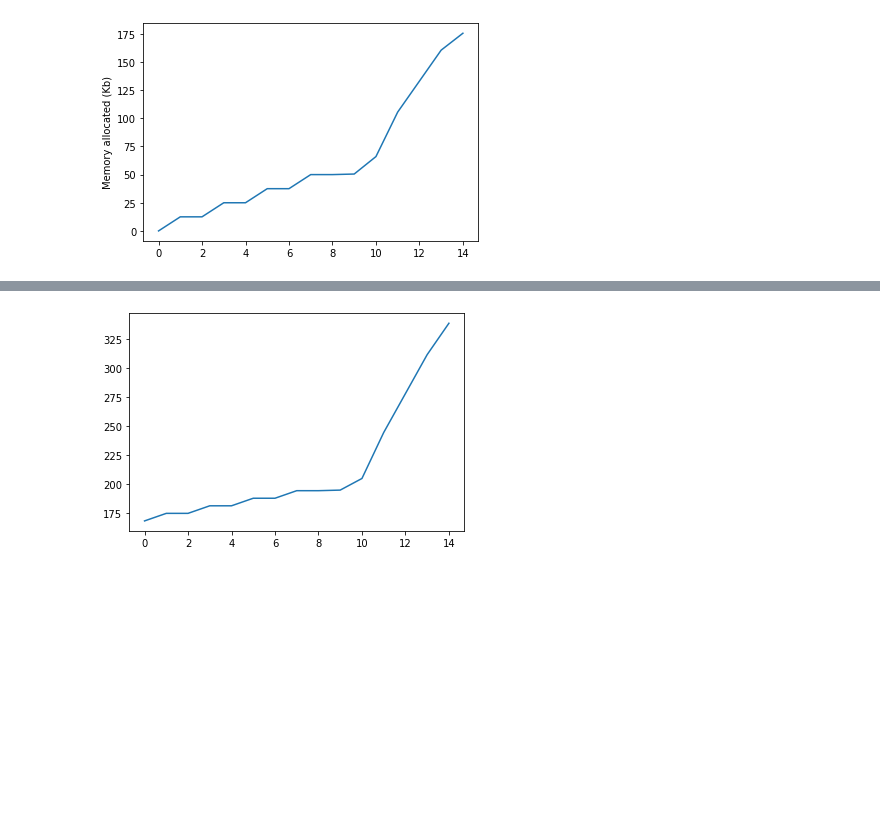
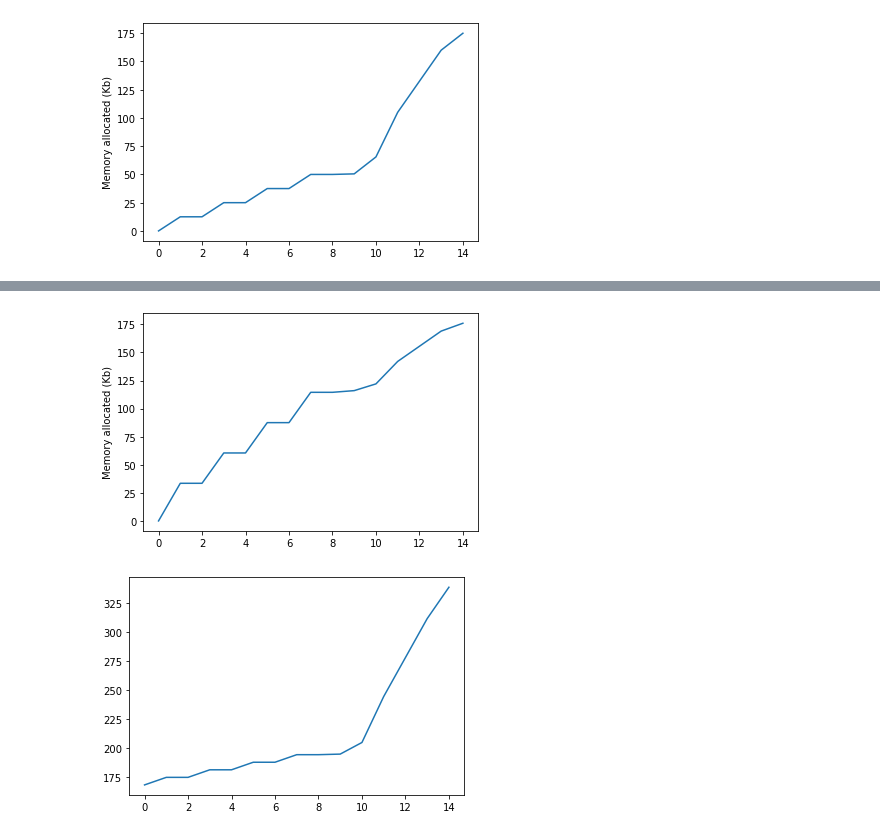
Before and after one commit to arampacha/pt_memprofile, a Jupyter notebook: 00_core.ipynb, the cells around one changed output, grey strips where cells are left out. Drawn from its saved outputs; the diff is of its cells as text; code cells hidden in the pictures; blank space fills up the shorter version.

```diff
--- a/00_core.ipynb
+++ b/00_core.ipynb
@@ -135,3 +154,8 @@ plot_log(mem_log)
+# %%
+#cuda
+mem_log = memprofile(simple_model(), xb, yb, fp16=True)
+# %% [output]
+[figure, added]
 # %%
 #export
 class MemProfileCallback(Callback):
```
Also changed, not shown: parts of 13 cells of this notebook, 2 other files.
